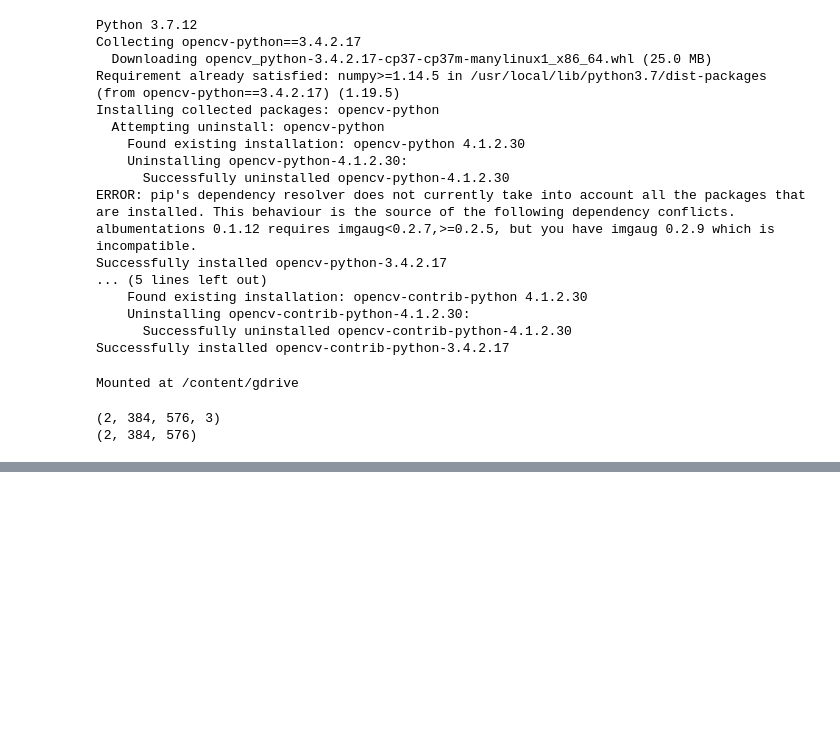
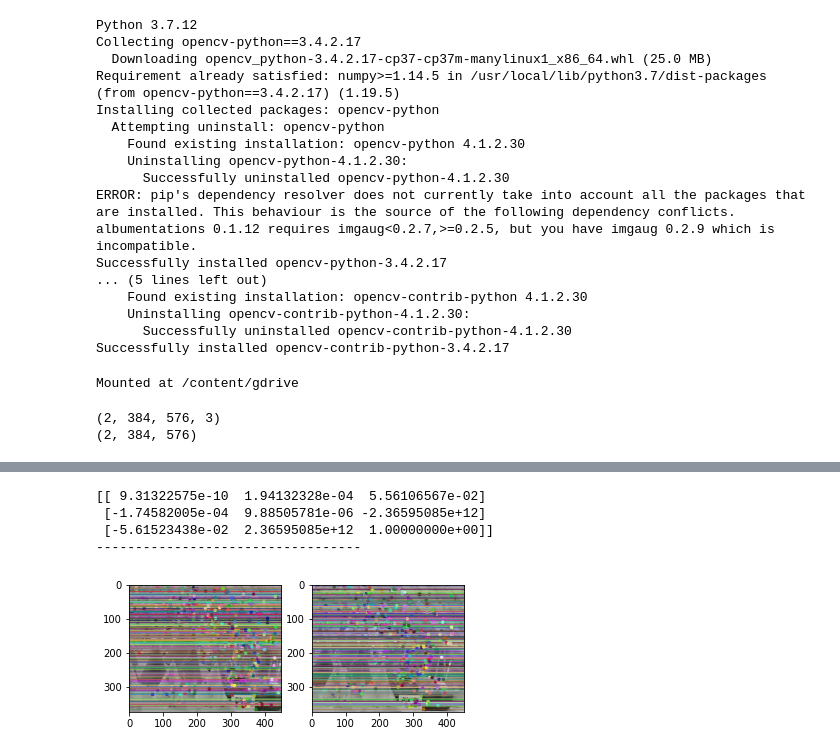
Before and after one commit to scheung97/EECE5639_ComputerVision, a Jupyter notebook: p3.ipynb, the cells around one changed output, grey strips where cells are left out. Cells and saved outputs as stored; diff of their text form; code cells hidden in the pictures; blank space fills up the shorter version.

```diff
--- a/p3.ipynb
+++ b/p3.ipynb
@@ -186,0 +187,55 @@ print('----------------------------------')
+# %%
+# 2. Write a program to estimate the Fundamental Matrix for each pair using the
+# correspondences above and RANSAC to eliminate outliers. Display the inlier
+# correspondences in the same way as above.
+
+# https://opencv24-python-tutorials.readthedocs.io/en/latest/py_tutorials/py_calib3d/py_epipolar_geometry/py_epipolar_geometry.html
+
+def drawlines(img_1,img_2, lines, pts1,pts2):
+    r,c = img_1.shape
+    img_1 = cv2.cvtColor(img_1,cv2.COLOR_GRAY2BGR)
+    img_2 = cv2.cvtColor(img_2,cv2.COLOR_GRAY2BGR)
+
+    for r,pt1,pt2 in zip(lines,pts1,pts2):
+        color = tuple(np.random.randint(0,255,3).tolist())
+        x0,y0 = map(int, [0, -r[2]/r[1] ])
+        x1,y1 = map(int, [c, -(r[2]+r[0]*c)/r[1] ])
+        img_1 = cv2.line(img_1, (x0,y0), (x1,y1), color,1)
+        img_1 = cv2.circle(img_1,tuple(pt1),5,color,-1)
+        img_2 = cv2.circle(img_2,tuple(pt2),5,color,-1)
+
+    return img_1,img_2
+
+
+pts1 = np.int32(pts1)
+pts2 = np.int32(pts2)
+F, mask = cv2.findFundamentalMat(pts1, pts2, cv2.FM_RANSAC)
+print(F)
+print('----------------------------------')
+
+# We select only inlier points
+pts1 = pts1[mask.ravel()==1]
+pts2 = pts2[mask.ravel()==1]
+
+
+# Find epilines corresponding to points in right image (second image) and
+# drawing its lines on left image
+lines1 = cv2.computeCorrespondEpilines(pts2.reshape(-1,1,2), 2,F)
+lines1 = lines1.reshape(-1,3)
+img5,img6 = drawlines(img1,img2,lines1,pts1,pts2)
+
+# Find epilines corresponding to points in left image (first image) and
+# drawing its lines on right image
+lines2 = cv2.computeCorrespondEpilines(pts1.reshape(-1,1,2), 1,F)
+lines2 = lines2.reshape(-1,3)
+img3,img4 = drawlines(img2,img1,lines2,pts2,pts1)
+
+plt.subplot(121),plt.imshow(img5)
+plt.subplot(122),plt.imshow(img3)
+plt.show()
+# %% [output]
+[[ 9.31322575e-10  1.94132328e-04  5.56106567e-02]
+ [-1.74582005e-04  9.88505781e-06 -2.36595085e+12]
+ [-5.61523438e-02  2.36595085e+12  1.00000000e+00]]
+----------------------------------
+[figure, added]
```
Also changed, not shown: parts of 4 cells of this notebook.
